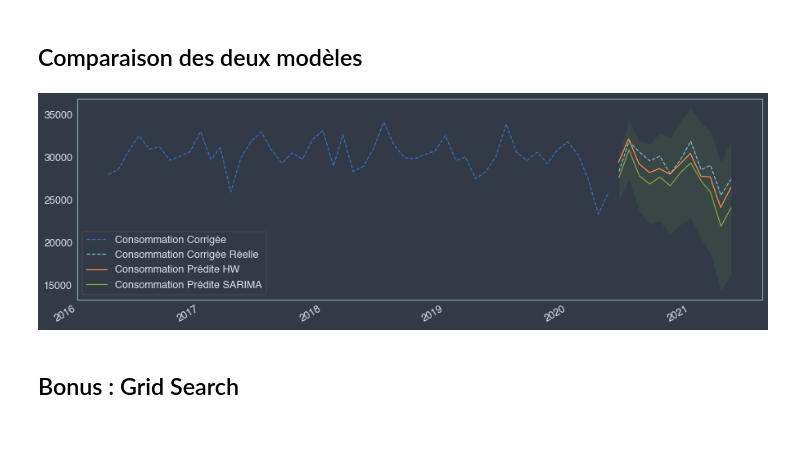
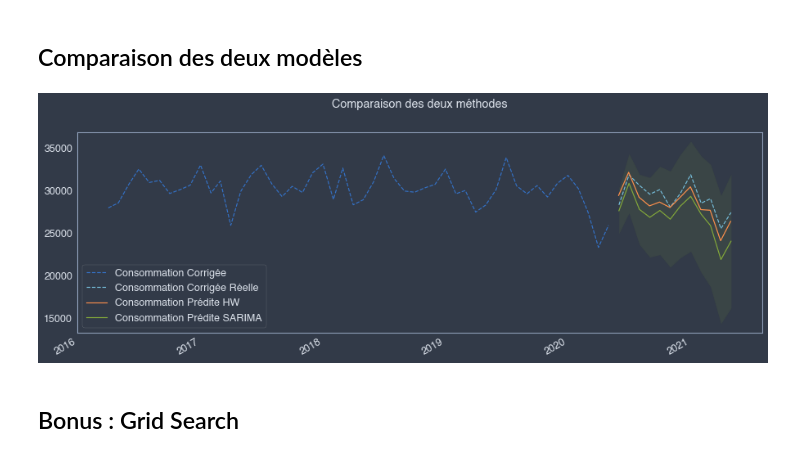
Before and after one commit to Gladouu/P9, a Jupyter notebook: P9_01_code.ipynb, the cells around one changed output. Cells and saved outputs as stored; diff of their text form; code cells hidden in the pictures.

```diff
--- a/P9_01_code.ipynb
+++ b/P9_01_code.ipynb
@@ -744,17 +764,20 @@ MAPE =  7.64
 # %%
 prediction = sarima.get_forecast(steps=12).summary_frame()
 
 fig, ax = plt.subplots(figsize = (15,5))
 
 plt.plot(y[-50:], linestyle='--', label='Consommation Corrigée')
 plt.plot(y_true,linestyle='--', label='Consommation Corrigée Réelle', color='c')
 plt.plot(pd.date_range(y.index[len(y)-1], periods=12, freq='M'), hw_pred, label='Consommation Prédite HW', color='y')
 prediction['mean'].plot(ax=ax, color='g', label='Consommation Prédite SARIMA')
 ax.fill_between(prediction.index, prediction['mean_ci_lower'], prediction['mean_ci_upper'], color='g', alpha=0.1)
+plt.legend()
 
-plt.legend();
+plt.title("Comparaison des deux méthodes", pad=30)
+#plt.savefig("17. Comparaison des deux méthodes.jpeg", dpi=300, bbox_inches='tight',
+#            pad_inches=0.5);
 # %% [output]
-[figure, old version]
+[figure, new version]
 # %% [markdown]
 ## Bonus : Grid Search
 # %% [markdown]
```
Also changed, not shown: parts of 26 cells of this notebook.
